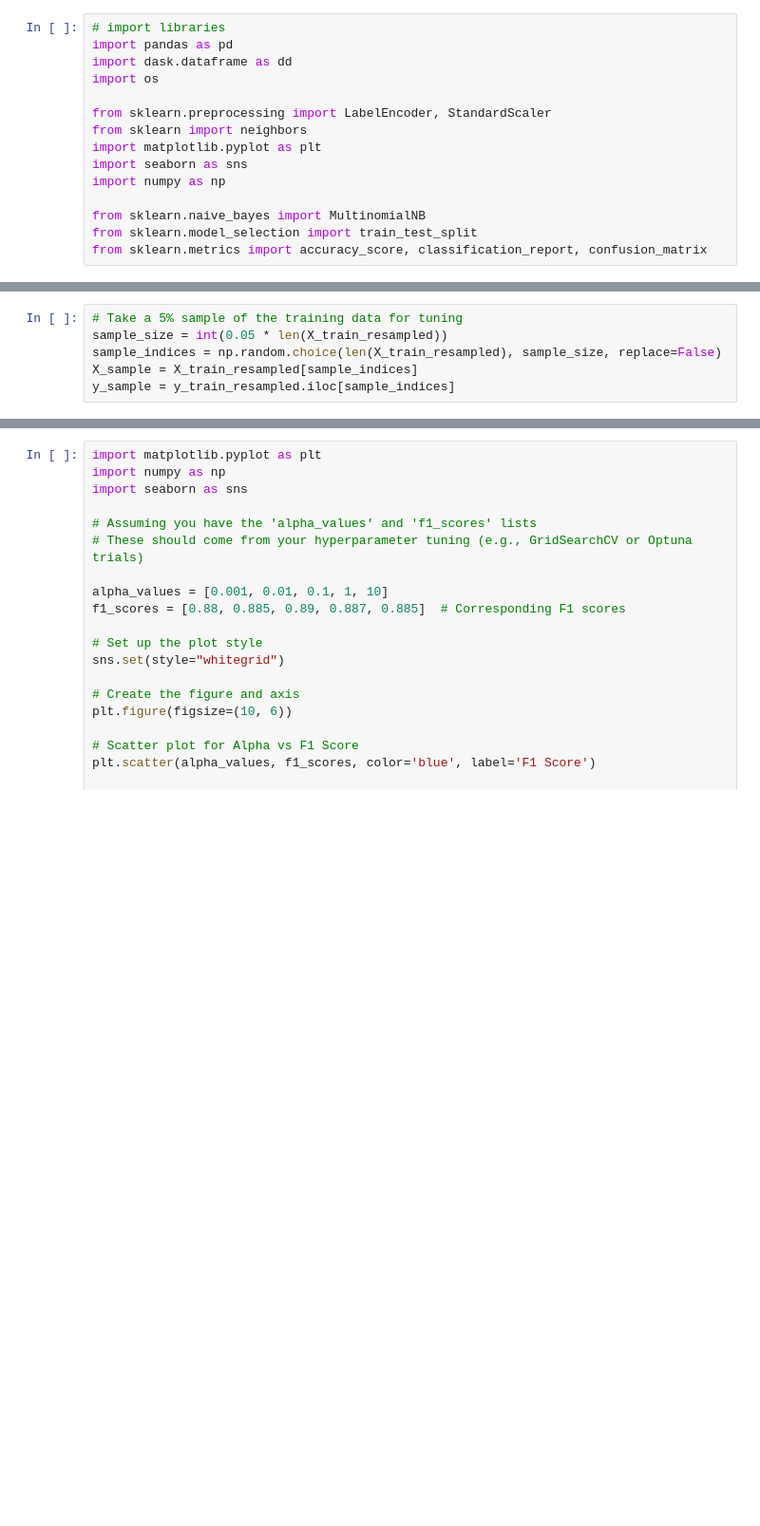
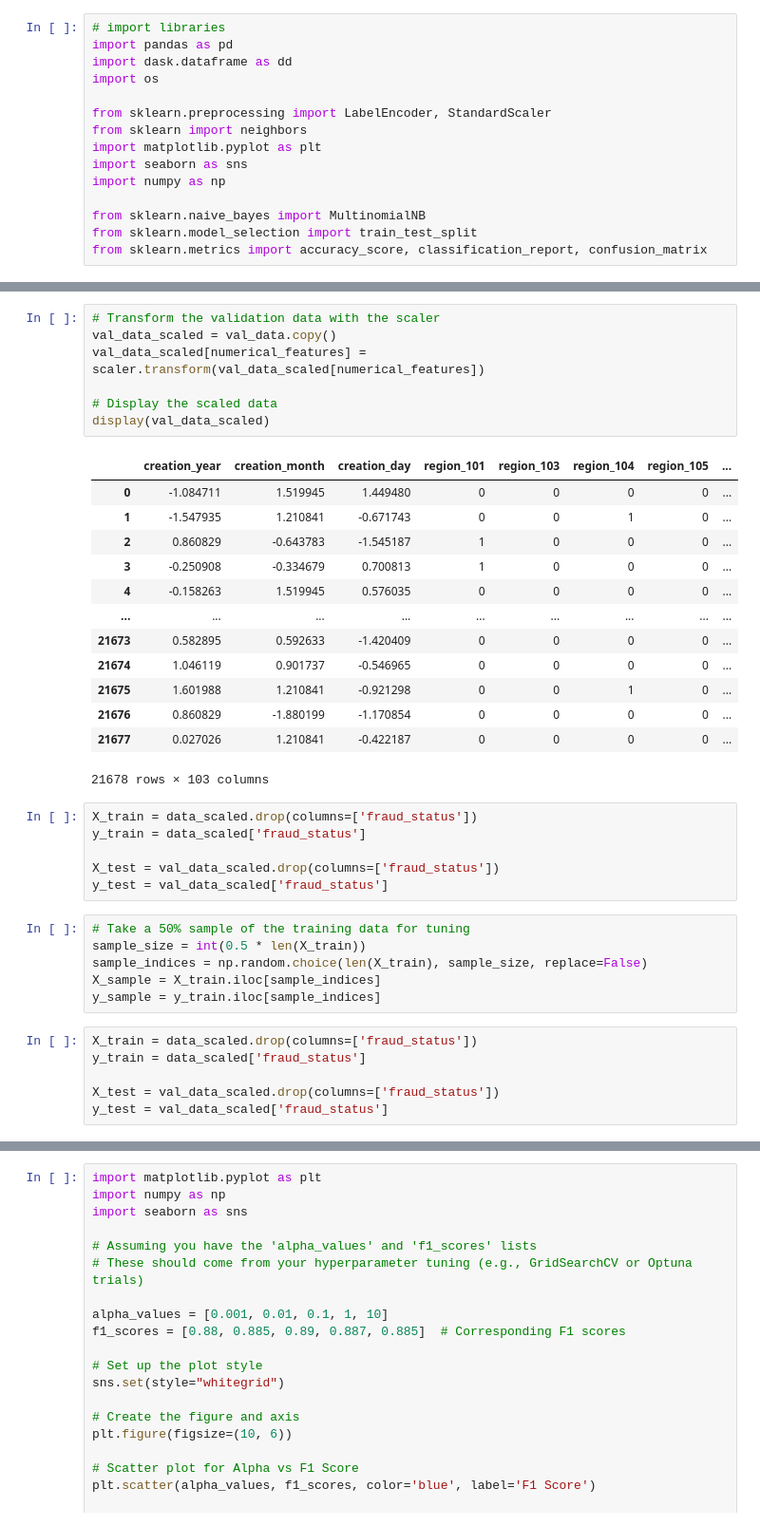
Before and after one commit to bernisschow/CS3244-Fraud-Detection-in-Electricity-and-Gas-Consumption, a Jupyter notebook: naivebayes model.ipynb, the cells around one changed output, grey strips where cells are left out. Shown at 95% size. Cells and saved outputs as stored; diff of their text form; blank space fills up the shorter version.

```diff
--- a/naivebayes model.ipynb
+++ b/naivebayes model.ipynb
@@ -148,9 +105,42 @@ Name: proportion, dtype: float64
+# %%
+# Transform the validation data with the scaler
+val_data_scaled = val_data.copy()
+val_data_scaled[numerical_features] = scaler.transform(val_data_scaled[numerical_features])
+
+# Display the scaled data
+display(val_data_scaled)
+# %% [output]
+|  | creation_year | creation_month | creation_day | region_101 | region_103 | region_104 | region_105 | ... |
+| 0 | -1.084711 | 1.519945 | 1.449480 | 0 | 0 | 0 | 0 | ... |
+| 1 | -1.547935 | 1.210841 | -0.671743 | 0 | 0 | 1 | 0 | ... |
+| 2 | 0.860829 | -0.643783 | -1.545187 | 1 | 0 | 0 | 0 | ... |
+| 3 | -0.250908 | -0.334679 | 0.700813 | 1 | 0 | 0 | 0 | ... |
+| 4 | -0.158263 | 1.519945 | 0.576035 | 0 | 0 | 0 | 0 | ... |
+| ... | ... | ... | ... | ... | ... | ... | ... | ... |
+| 21673 | 0.582895 | 0.592633 | -1.420409 | 0 | 0 | 0 | 0 | ... |
+| 21674 | 1.046119 | 0.901737 | -0.546965 | 0 | 0 | 0 | 0 | ... |
+| 21675 | 1.601988 | 1.210841 | -0.921298 | 0 | 0 | 1 | 0 | ... |
+| 21676 | 0.860829 | -1.880199 | -1.170854 | 0 | 0 | 0 | 0 | ... |
+| 21677 | 0.027026 | 1.210841 | -0.422187 | 0 | 0 | 0 | 0 | ... |
+21678 rows × 103 columns
+# %%
+X_train = data_scaled.drop(columns=['fraud_status'])
+y_train = data_scaled['fraud_status']
+
+X_test = val_data_scaled.drop(columns=['fraud_status'])
+y_test = val_data_scaled['fraud_status']
 # %%
-# Take a 5% sample of the training data for tuning
-sample_size = int(0.05 * len(X_train_resampled))
-sample_indices = np.random.choice(len(X_train_resampled), sample_size, replace=False)
-X_sample = X_train_resampled[sample_indices]
-y_sample = y_train_resampled.iloc[sample_indices]
+# Take a 50% sample of the training data for tuning
+sample_size = int(0.5 * len(X_train))
+sample_indices = np.random.choice(len(X_train), sample_size, replace=False)
+X_sample = X_train.iloc[sample_indices]
+y_sample = y_train.iloc[sample_indices]
+# %%
+X_train = data_scaled.drop(columns=['fraud_status'])
+y_train = data_scaled['fraud_status']
+
+X_test = val_data_scaled.drop(columns=['fraud_status'])
+y_test = val_data_scaled['fraud_status']
 # %%
 # Using Optuna for Hyperparameter Tuning
 import optuna
```
Also changed, not shown: parts of 21 cells of this notebook.
